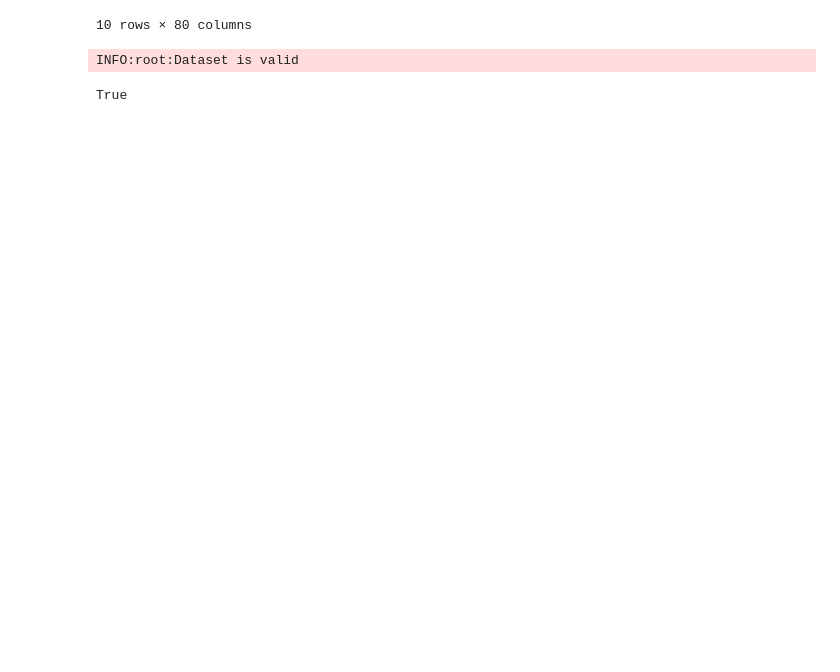
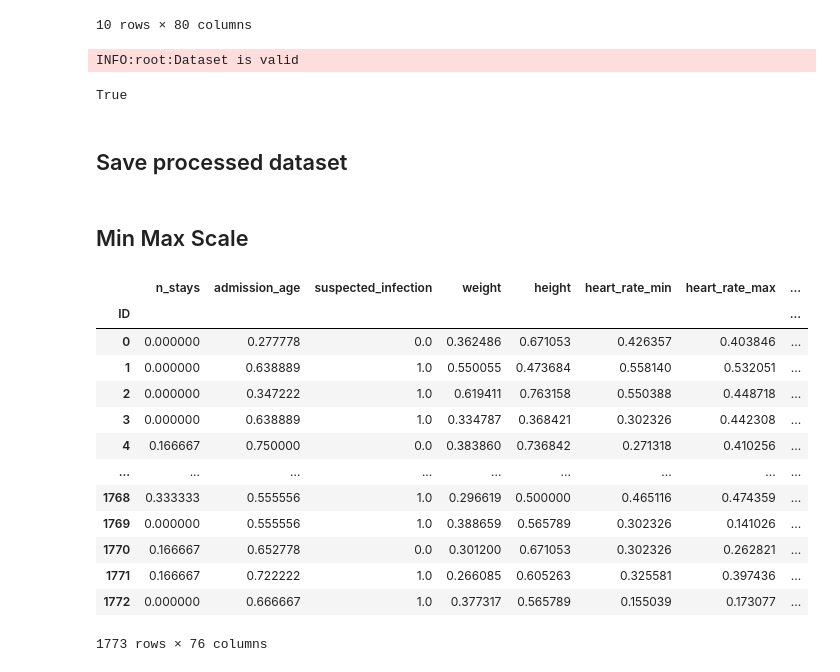
Before and after one commit to johnsonjzhou/comp90089-project, a Jupyter notebook: data_exploration/data_processing.ipynb, the cells around one changed output. Cells and saved outputs as stored; diff of their text form; code cells hidden in the pictures; blank space fills up the shorter version.

Commit message:
feat: data processing and scaling

```diff
--- a/data_exploration/data_processing.ipynb
+++ b/data_exploration/data_processing.ipynb
@@ -130,3 +128,38 @@ validate_dataset(df)
 # %% [output]
 INFO:root:Dataset is valid
 True
+# %% [markdown]
+## Save processed dataset
+# %%
+# Save copy of processed dataset
+df.to_csv("../data/cohort_processed.csv")
+
+# Drop identifiers and save feature set and label set separately
+df = df.drop(columns=["subject_id", "hadm_id", "stay_id"])
+df.index.name = "ID"
+df_labels = df["sum_los"]
+df_labels.to_csv("../data/cohort_labels.csv")
+df_features = df.drop(columns=["sum_los"])
+df_features.to_csv("../data/cohort_features.csv")
+# %% [markdown]
+## Min Max Scale
+# %%
+df_features_scaled = df_features.copy()
+df_features_scaled[:] = MinMaxScaler(feature_range=(0,1)).fit_transform(df_features_scaled)
+df_features_scaled.to_csv("../data/cohort_features_scaled.csv")
+df_features_scaled
+# %% [output]
+|  | n_stays | admission_age | suspected_infection | weight | height | heart_rate_min | heart_rate_max | ... |
+| ID |  |  |  |  |  |  |  | ... |
+| 0 | 0.000000 | 0.277778 | 0.0 | 0.362486 | 0.671053 | 0.426357 | 0.403846 | ... |
+| 1 | 0.000000 | 0.638889 | 1.0 | 0.550055 | 0.473684 | 0.558140 | 0.532051 | ... |
+| 2 | 0.000000 | 0.347222 | 1.0 | 0.619411 | 0.763158 | 0.550388 | 0.448718 | ... |
+| 3 | 0.000000 | 0.638889 | 1.0 | 0.334787 | 0.368421 | 0.302326 | 0.442308 | ... |
+| 4 | 0.166667 | 0.750000 | 0.0 | 0.383860 | 0.736842 | 0.271318 | 0.410256 | ... |
+| ... | ... | ... | ... | ... | ... | ... | ... | ... |
+| 1768 | 0.333333 | 0.555556 | 1.0 | 0.296619 | 0.500000 | 0.465116 | 0.474359 | ... |
+| 1769 | 0.000000 | 0.555556 | 1.0 | 0.388659 | 0.565789 | 0.302326 | 0.141026 | ... |
+| 1770 | 0.166667 | 0.652778 | 0.0 | 0.301200 | 0.671053 | 0.302326 | 0.262821 | ... |
+| 1771 | 0.166667 | 0.722222 | 1.0 | 0.266085 | 0.605263 | 0.325581 | 0.397436 | ... |
+| 1772 | 0.000000 | 0.666667 | 1.0 | 0.377317 | 0.565789 | 0.155039 | 0.173077 | ... |
+1773 rows × 76 columns
```
Also changed, not shown: parts of 1 cell of this notebook, 4 other files.
